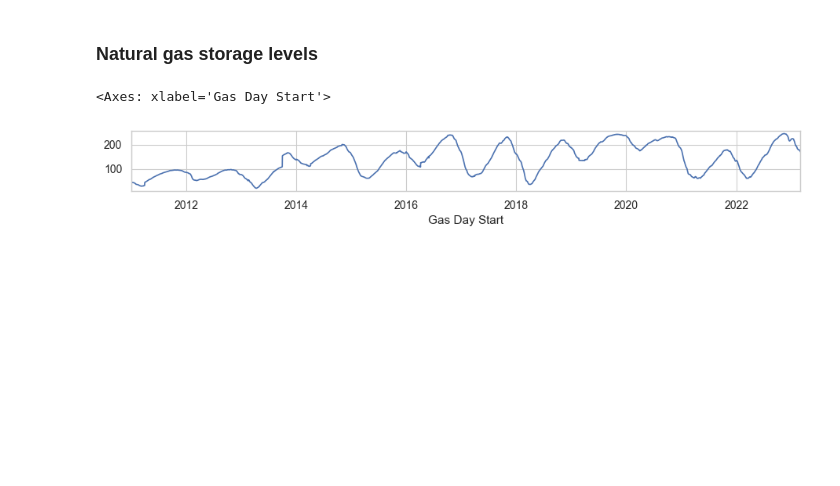
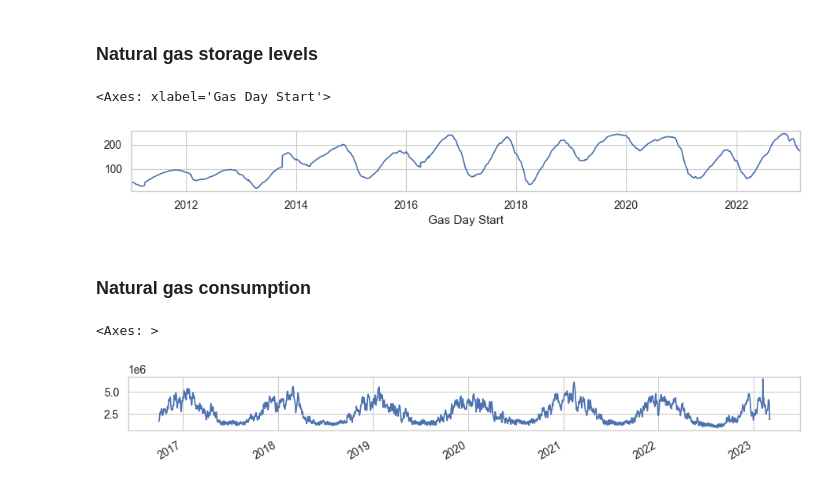
Before and after one commit to f-linus/natural_gas_consumption_modelling, a Jupyter notebook: notebooks/data_analysis/001 Data loading module test.ipynb, the cells around one changed output. Cells and saved outputs as stored; diff of their text form; code cells hidden in the pictures; blank space fills up the shorter version.

Commit message:
Added gas consumption loading module

```diff
--- a/notebooks/data_analysis/001 Data loading module test.ipynb
+++ b/notebooks/data_analysis/001 Data loading module test.ipynb
@@ -52,3 +52,11 @@ ingestion.read_storage_levels().plot(figsize=(11, 1))
 # %% [output]
 <Axes: xlabel='Gas Day Start'>
 [figure]
+# %% [markdown]
+### Natural gas consumption
+# %%
+ncg_consumption, gaspool_consumption, the_consumption = ingestion.read_consumption()
+pd.concat([ncg_consumption + gaspool_consumption, the_consumption]).plot(figsize=(11, 1))
+# %% [output]
+<Axes: >
+[figure, added]
```
Also changed, not shown: 1 other file.
